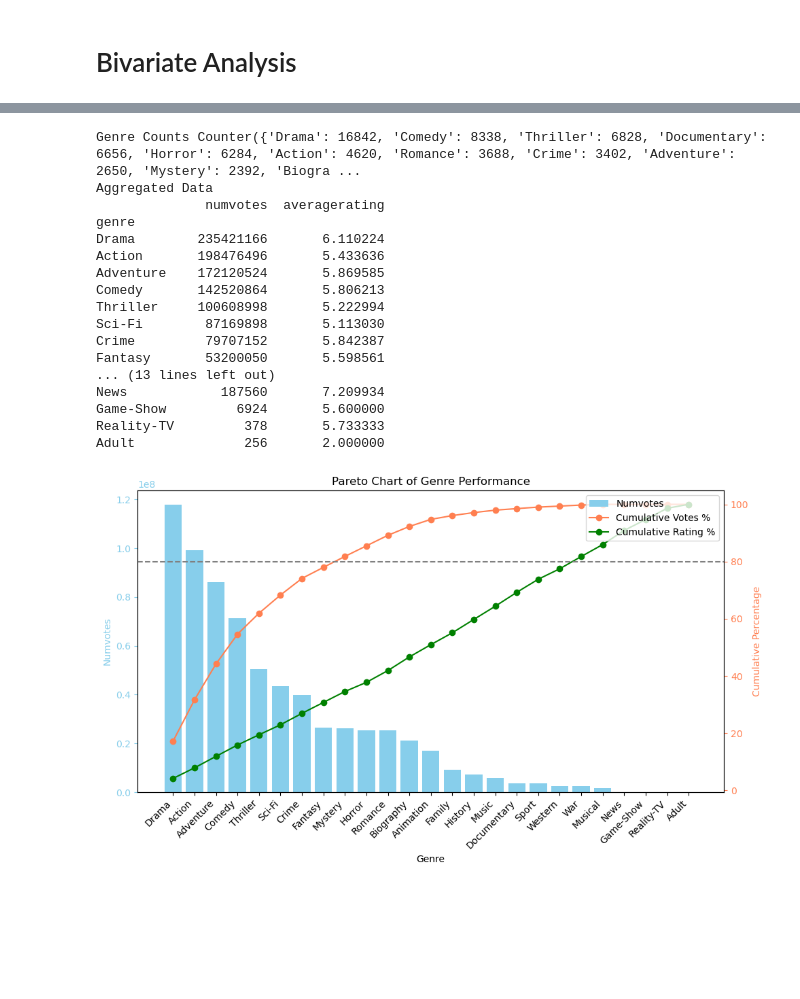
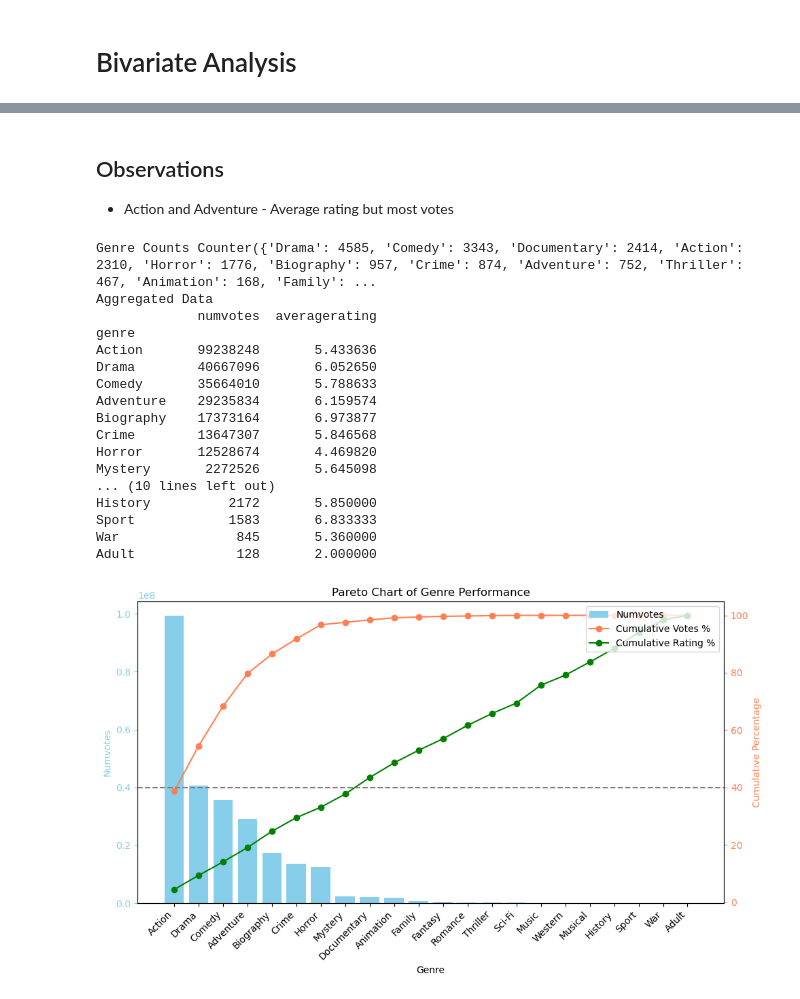
Before and after one commit to shammy-lp/dsc-phase-2-project-v3, a Jupyter notebook: student (3).ipynb, the cells around one changed output, grey strips where cells are left out. Drawn from its saved outputs; the diff is of its cells as text; code cells hidden in the pictures; blank space fills up the shorter version.

Commit message:
data cleaning

```diff
--- a/student (3).ipynb
+++ b/student (3).ipynb
@@ -409,0 +411,3 @@ memory usage: 2.9+ MB
+# %%
+df = df.drop(columns=['genre_2', 'genre_3'], errors='ignore')
+df.head()
@@ -889,0 +910,16 @@ Winter        5.97         4218        0.45   13743.92
+# %%
+# Analysis 1: Title (sum) vs Month
+# Step 1: Extract the month from the release_date
+df['month'] = df['release_date'].dt.month
+
+# Step 2: Group by month and count the number of movies
+monthly_movie_count = df.groupby('month').size()
+
+# Step 3: Plot the trend of movie releases per month
+plt.figure(figsize=(18, 8))
+monthly_movie_count.plot(kind='line', marker='o', color='seagreen')
+plt.title('Movie Releases Trend by Month')
+plt.xlabel('Month')
+plt.ylabel('Number of Movies')
+plt.xticks(range(1, 13), ['Jan', 'Feb', 'Mar', 'Apr', 'May', 'Jun', 'Jul', 'Aug', 'Sep', 'Oct', 'Nov', 'Dec'])
+plt.show()
@@ -889,0 +928,18 @@ Winter        5.97         4218        0.45   13743.92
+# %%
+# Step 1: Extract the year from the release_date
+df['year'] = df['release_date'].dt.year.astype(int)
+
+# Step 2: Filter the data to include only years from 2000 onwards
+df_filtered = df[df['year'] >= 2000]
+
+# Step 3: Group by year and count the number of movies
+yearly_movie_count = df_filtered.groupby('year').size()
+
+# Step 4: Plot the trend of movie releases per year starting from 2000
+plt.figure(figsize=(18, 6))
+yearly_movie_count.plot(kind='line', marker='o', color='royalblue')
+plt.title('Movie Production Trend by Year (2000 Onwards)')
+plt.xlabel('Year')
+plt.ylabel('Number of Movies')
+plt.grid(True, linestyle='--', alpha=0.5)  # Optional: Add gridlines for better readability
+plt.show()
@@ -890,16 +1132,19 @@ Winter        5.97         4218        0.45   13743.92
+# %% [markdown]
+## Observations
+- Action and Adventure - Average rating but most votes
 # %%
 from collections import Counter
 import pandas as pd
 
 # Combine genres and show the value counts
-all_genres = df[['genre_1', 'genre_2', 'genre_3']].stack().dropna()
+all_genres = df[['genre_1']].stack().dropna()
 genre_counts = Counter(all_genres)
 print(f"Genre Counts {genre_counts}")
 
 # Aggregate by numvotes and averagerating
 genre_aggregates = (
-    df[['genre_1', 'genre_2', 'genre_3', 'numvotes', 'averagerating']]
-    .melt(id_vars = ['numvotes', 'averagerating'], value_vars=['genre_1', 'genre_2', 'genre_3'], value_name='genre')
+    df[['genre_1', 'numvotes', 'averagerating']]
+    .melt(id_vars = ['numvotes', 'averagerating'], value_vars=['genre_1'], value_name='genre')
     .dropna()
     .groupby('genre')
     .agg({'numvotes': 'sum', 'averagerating': 'mean'})
@@ -908,51 +1153,51 @@ genre_aggregates = (
 print("Aggregated Data")
 print(genre_aggregates)
 # %% [output]
-Genre Counts Counter({'Drama': 16842, 'Comedy': 8338, 'Thriller': 6828, 'Documentary': 6656, 'Horror': 6284, 'Action': 4620, 'Romance': 3688, 'Crime': 3402, 'Adventure': 2650, 'Mystery': 2392, 'Biogra ...
+Genre Counts Counter({'Drama': 4585, 'Comedy': 3343, 'Documentary': 2414, 'Action': 2310, 'Horror': 1776, 'Biography': 957, 'Crime': 874, 'Adventure': 752, 'Thriller': 467, 'Animation': 168, 'Family': ...
 Aggregated Data
-              numvotes  averagerating
+             numvotes  averagerating
 genre
-Drama        235421166       6.110224
-Action       198476496       5.433636
-Adventure    172120524       5.869585
-Comedy       142520864       5.806213
-Thriller     100608998       5.222994
-Sci-Fi        87169898       5.113030
-Crime         79707152       5.842387
-Fantasy       53200050       5.598561
-... (13 lines left out)
-News            187560       7.209934
-Game-Show         6924       5.600000
-Reality-TV         378       5.733333
-Adult              256       2.000000
+Action       99238248       5.433636
+Drama        40667096       6.052650
+Comedy       35664010       5.788633
+Adventure    29235834       6.159574
+Biography    17373164       6.973877
+Crime        13647307       5.846568
+Horror       12528674       4.469820
+Mystery       2272526       5.645098
+... (10 lines left out)
+History          2172       5.850000
+Sport            1583       6.833333
+War               845       5.360000
+Adult             128       2.000000
 # %%
 genre_aggregates['cumulative_votes'] = genre_aggregates['numvotes'].cumsum() / genre_aggregates['numvotes'].sum() * 100
 genre_aggregates['cumulative_rating'] = genre_aggregates['averagerating'].cumsum() / genre_aggregates['averagerating'].sum() * 100
 # %%
 # Create the Pareto chart
 fig, ax1 = plt.subplots(figsize=(10, 6))
 
 # Bar chart for numvotes
 ax1.bar(genre_aggregates.index, genre_aggregates['numvotes'], color='skyblue', label='Numvotes')
 ax1.set_xlabel('Genre')
 ax1.set_ylabel('Numvotes', color='skyblue')
 ax1.tick_params('y', colors='skyblue')
 plt.xticks(rotation=45, ha='right')
 ax2 = ax1.twinx()
 
 # Line chart for cumulative percentages
 ax2.plot(genre_aggregates.index, genre_aggregates['cumulative_votes'], color='coral', marker='o', label='Cumulative Votes %')
 ax2.plot(genre_aggregates.index, genre_aggregates['cumulative_rating'], color='green', marker='o', label='Cumulative Rating %')
 ax2.set_ylabel('Cumulative Percentage', color='coral')
 ax2.tick_params('y', colors='coral')
 
 # Adding horizontal lines at the 80% level
-ax2.axhline(80, color='gray', linestyle='--')
+ax2.axhline(40, color='gray', linestyle='--')
 # Title and legend
 plt.title('Pareto Chart of Genre Performance')
 fig.legend(loc='upper right', bbox_to_anchor=(1,1), bbox_transform=ax2.transAxes)
 # Adjust layout and show the plot
 plt.tight_layout()
 plt.show()
 # %% [output]
-[figure, old version]
+[figure, new version]
```
Also changed, not shown: parts of 82 cells of this notebook.
